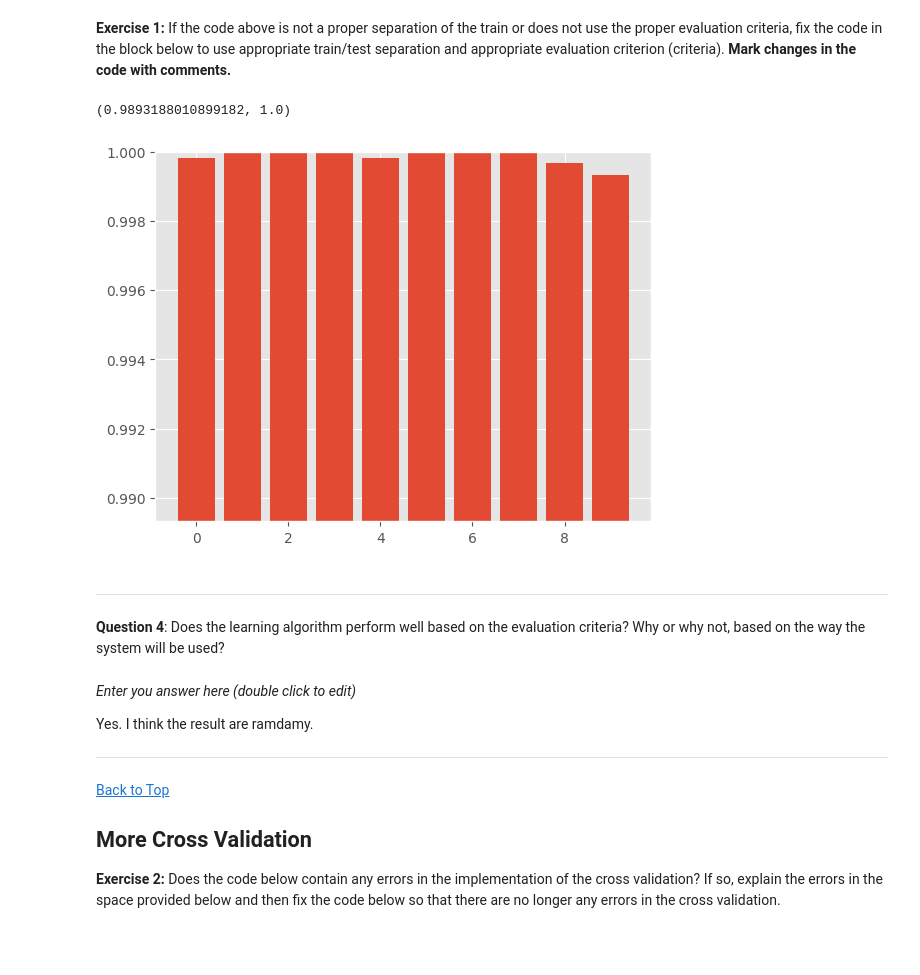
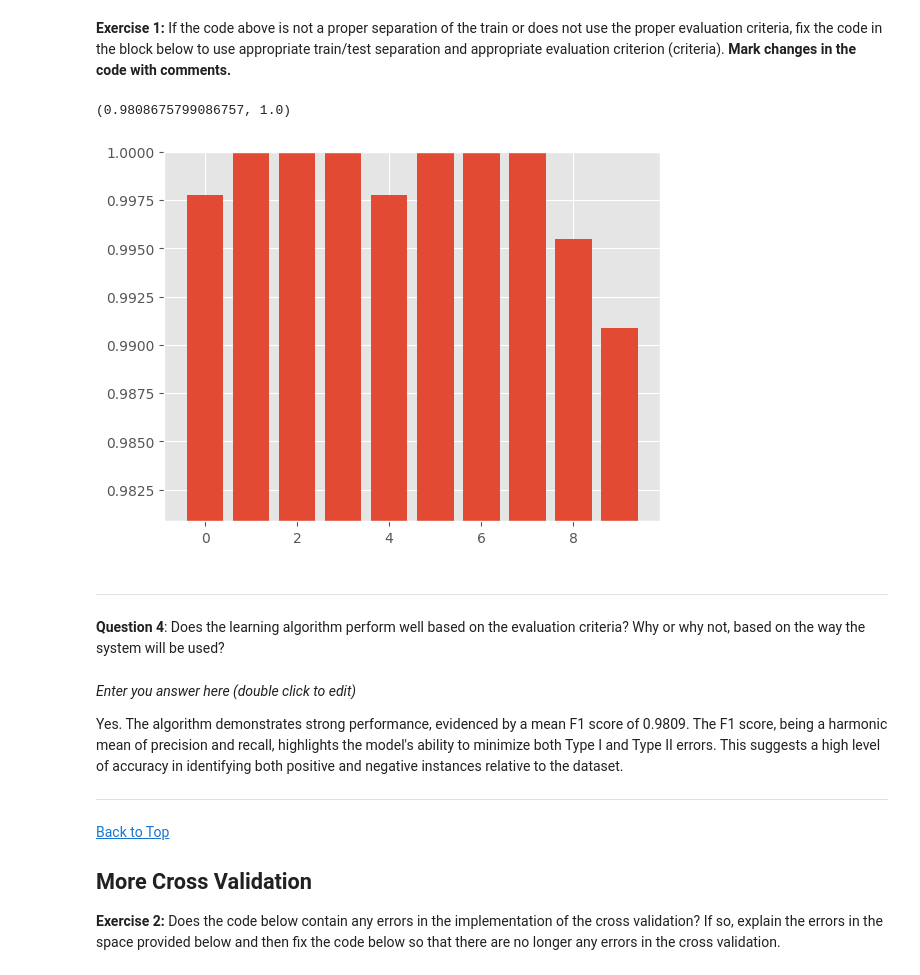
Before and after one commit to wayne-xyz/CS7324As, a Jupyter notebook: ICA3/ICA3_MachineLearning.ipynb, the cells around one changed output. Saved outputs shown, nothing was run; the diff lists cells and outputs as text; code cells hidden in the pictures; blank space fills up the shorter version.

```diff
--- a/ICA3/ICA3_MachineLearning.ipynb
+++ b/ICA3/ICA3_MachineLearning.ipynb
@@ -184,48 +184,50 @@ from sklearn.linear_model import LogisticRegression
 from sklearn.model_selection import train_test_split
 # these imports above might help you
 
 
 # select model
 clf = LogisticRegression()
 #select cross validation
 
 #=====Write your code below here=================
 # change the cross validation to StratifiedKFold and StratifiedShuffleSplit
 cv = StratifiedKFold(n_splits=10) # has approximately the same proportion of instances of each class as the original dataset.
 # cv = KFold(n_splits=10) # original code
+
+# select evaluation criteria
+my_scorer = make_scorer(f1_score) # f1_score is the harmonic mean of precision and recall
 #=====End Write your code above here=================
 
-# select evaluation criteria
-my_scorer = make_scorer(accuracy_score)
+
 # run model training and cross validation
 per_fold_eval_criteria = cross_val_score(estimator=clf,
                                     X=X,
                                     y=y,
                                     cv=cv,
                                     scoring=my_scorer
                                    )
 
 
 
 
 plt.bar(range(len(per_fold_eval_criteria)),per_fold_eval_criteria)
 
 
 plt.ylim([min(per_fold_eval_criteria)-0.01,max(per_fold_eval_criteria)])
 # %% [output]
-(0.9893188010899182, 1.0)
+(0.9808675799086757, 1.0)
-[figure, old version]
+[figure, new version]
 # %% [markdown]
 ____
 **Question 4**: Does the learning algorithm perform well based on the evaluation criteria? Why or why not, based on the way the system will be used?
-# %% [markdown]
-
-*Enter you answer here (double click to edit)*
-
-
-Yes. I think the result  are  ramdamy.
-
-___
+# %% [markdown]
+
+*Enter you answer here (double click to edit)*
+
+
+Yes. The algorithm demonstrates strong performance, evidenced by a mean F1 score of 0.9809. The F1 score, being a harmonic mean of precision and recall, highlights the model's ability to minimize both Type I and Type II errors. This suggests a high level of accuracy in identifying both positive and negative instances relative to the dataset.
+
+___
 # %% [markdown]
 
 <a id="data_snooping"></a>
```
Also changed, not shown: parts of 2 cells of this notebook.
